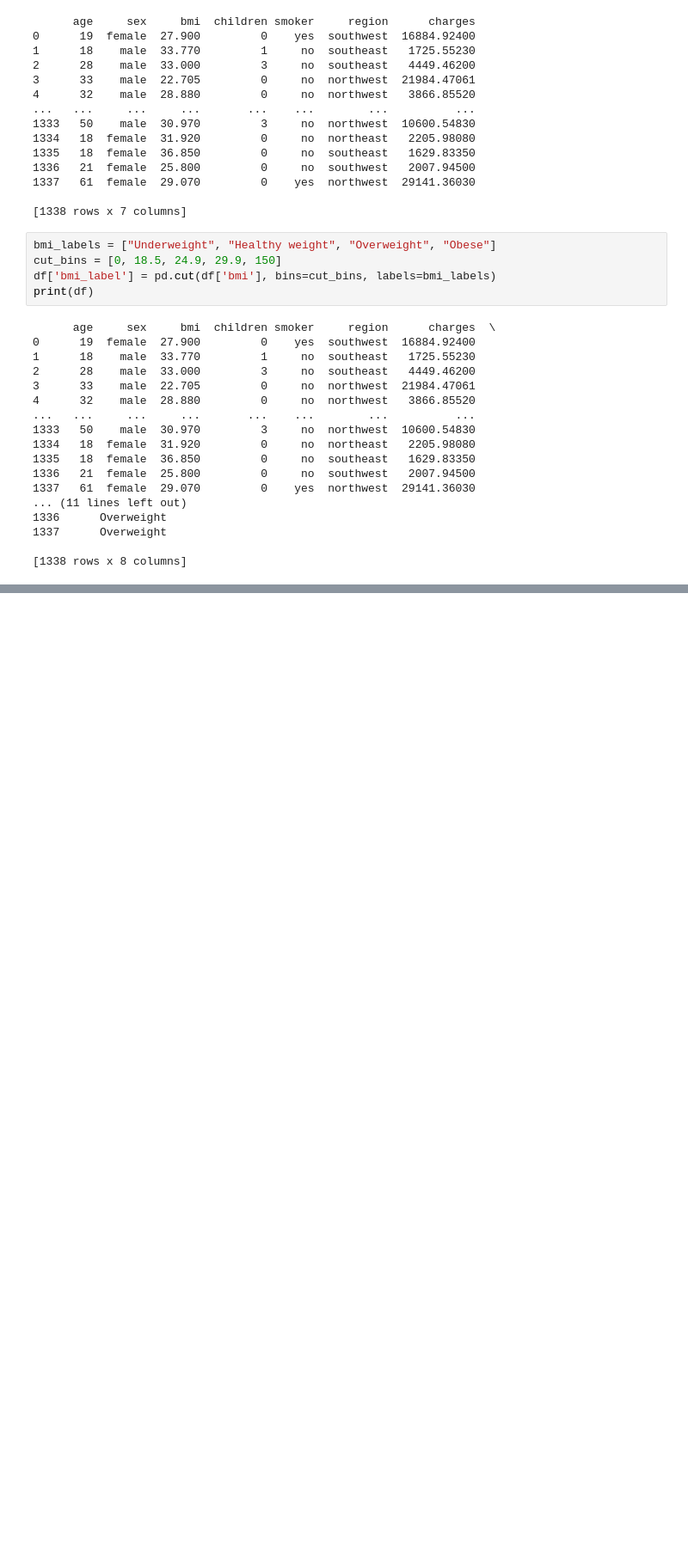
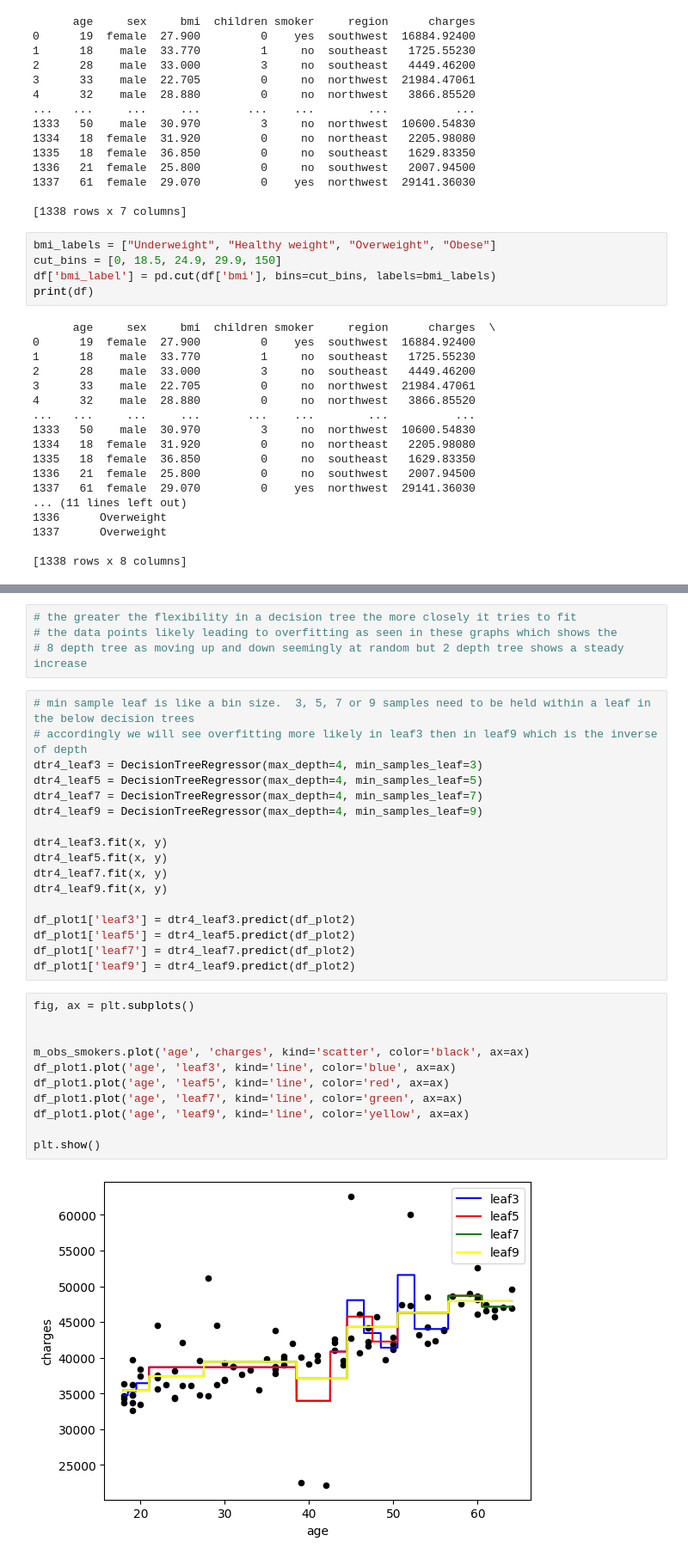
Before and after one commit to djcook28/MLExperiments, a Jupyter notebook: Regression/ML_decisionTreeRegr.ipynb, the cells around one changed output, grey strips where cells are left out. Shown: that part at 86% size. Drawn from its saved outputs; the diff is of its cells as text; blank space fills up the shorter version.

```diff
--- a/Regression/ML_decisionTreeRegr.ipynb
+++ b/Regression/ML_decisionTreeRegr.ipynb
@@ -59,0 +188,34 @@ plt.show()
+# %%
+# the greater the flexibility in a decision tree the more closely it tries to fit
+# the data points likely leading to overfitting as seen in these graphs which shows the
+# 8 depth tree as moving up and down seemingly at random but 2 depth tree shows a steady increase
+# %%
+# min sample leaf is like a bin size.  3, 5, 7 or 9 samples need to be held within a leaf in the below decision trees
+# accordingly we will see overfitting more likely in leaf3 then in leaf9 which is the inverse of depth
+dtr4_leaf3 = DecisionTreeRegressor(max_depth=4, min_samples_leaf=3)
+dtr4_leaf5 = DecisionTreeRegressor(max_depth=4, min_samples_leaf=5)
+dtr4_leaf7 = DecisionTreeRegressor(max_depth=4, min_samples_leaf=7)
+dtr4_leaf9 = DecisionTreeRegressor(max_depth=4, min_samples_leaf=9)
+
+dtr4_leaf3.fit(x, y)
+dtr4_leaf5.fit(x, y)
+dtr4_leaf7.fit(x, y)
+dtr4_leaf9.fit(x, y)
+
+df_plot1['leaf3'] = dtr4_leaf3.predict(df_plot2)
+df_plot1['leaf5'] = dtr4_leaf5.predict(df_plot2)
+df_plot1['leaf7'] = dtr4_leaf7.predict(df_plot2)
+df_plot1['leaf9'] = dtr4_leaf9.predict(df_plot2)
+# %%
+fig, ax = plt.subplots()
+
+
+m_obs_smokers.plot('age', 'charges', kind='scatter', color='black', ax=ax)
+df_plot1.plot('age', 'leaf3', kind='line', color='blue', ax=ax)
+df_plot1.plot('age', 'leaf5', kind='line', color='red', ax=ax)
+df_plot1.plot('age', 'leaf7', kind='line', color='green', ax=ax)
+df_plot1.plot('age', 'leaf9', kind='line', color='yellow', ax=ax)
+
+plt.show()
+# %% [output]
+[figure, added]
```
Also changed, not shown: parts of 11 cells of this notebook.
